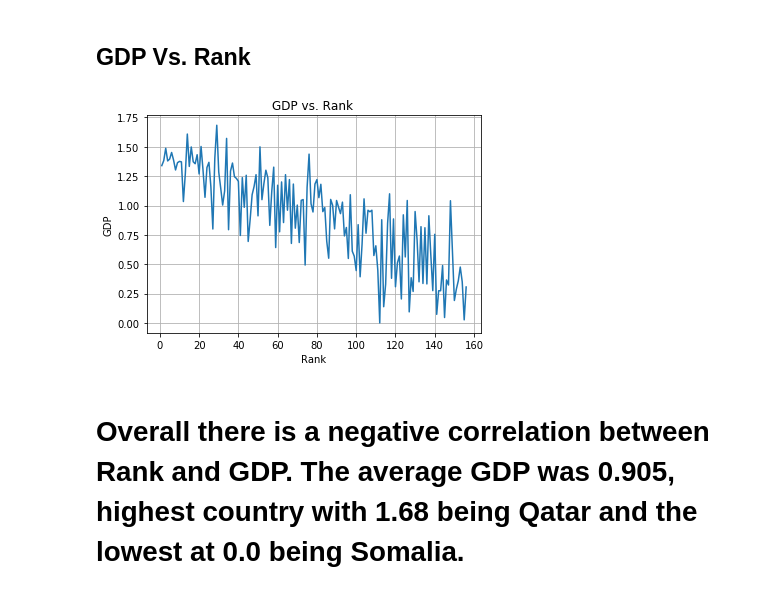
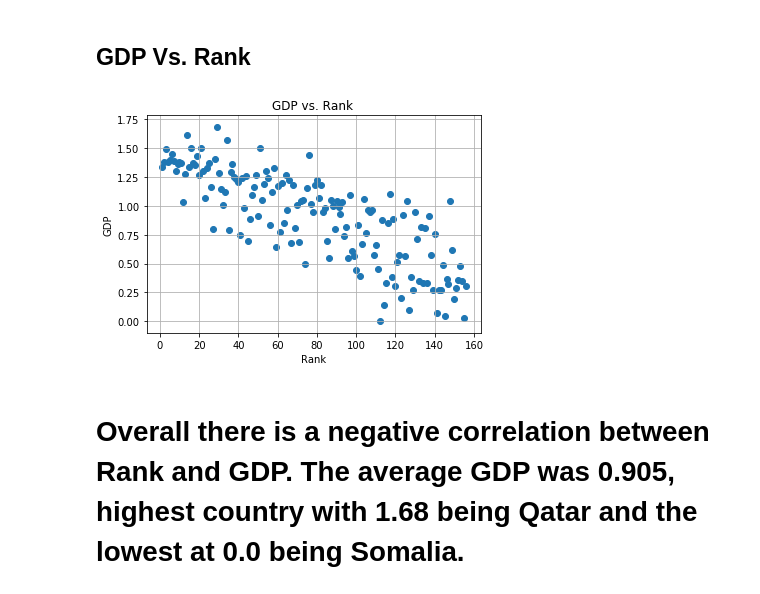
Before and after one commit to jon-infante/DS-1.1-Data-Analysis, a Jupyter notebook: Final/WorldHappiness.ipynb, the cells around one changed output. Cells and saved outputs as stored; diff of their text form; code cells hidden in the pictures.

Commit message:
scatter

```diff
--- a/Final/WorldHappiness.ipynb
+++ b/Final/WorldHappiness.ipynb
@@ -86,15 +86,15 @@ Somalia
 # %%
 rank = df['Rank']
 gdp = df['GDP']
 fig, ax = plt.subplots()
-ax.plot(rank, gdp)
+ax.scatter(rank, gdp)
 
 ax.set(xlabel='Rank', ylabel='GDP',
        title='GDP vs. Rank ')
 ax.grid()
 plt.show()
 # %% [output]
-[figure, old version]
+[figure, new version]
 # %% [markdown]
 # Overall there is a negative correlation between Rank and GDP. The average GDP was 0.905, highest country with 1.68 being Qatar and the lowest at 0.0 being Somalia.
 # %% [markdown]
```
Also changed, not shown: 1 other file.
